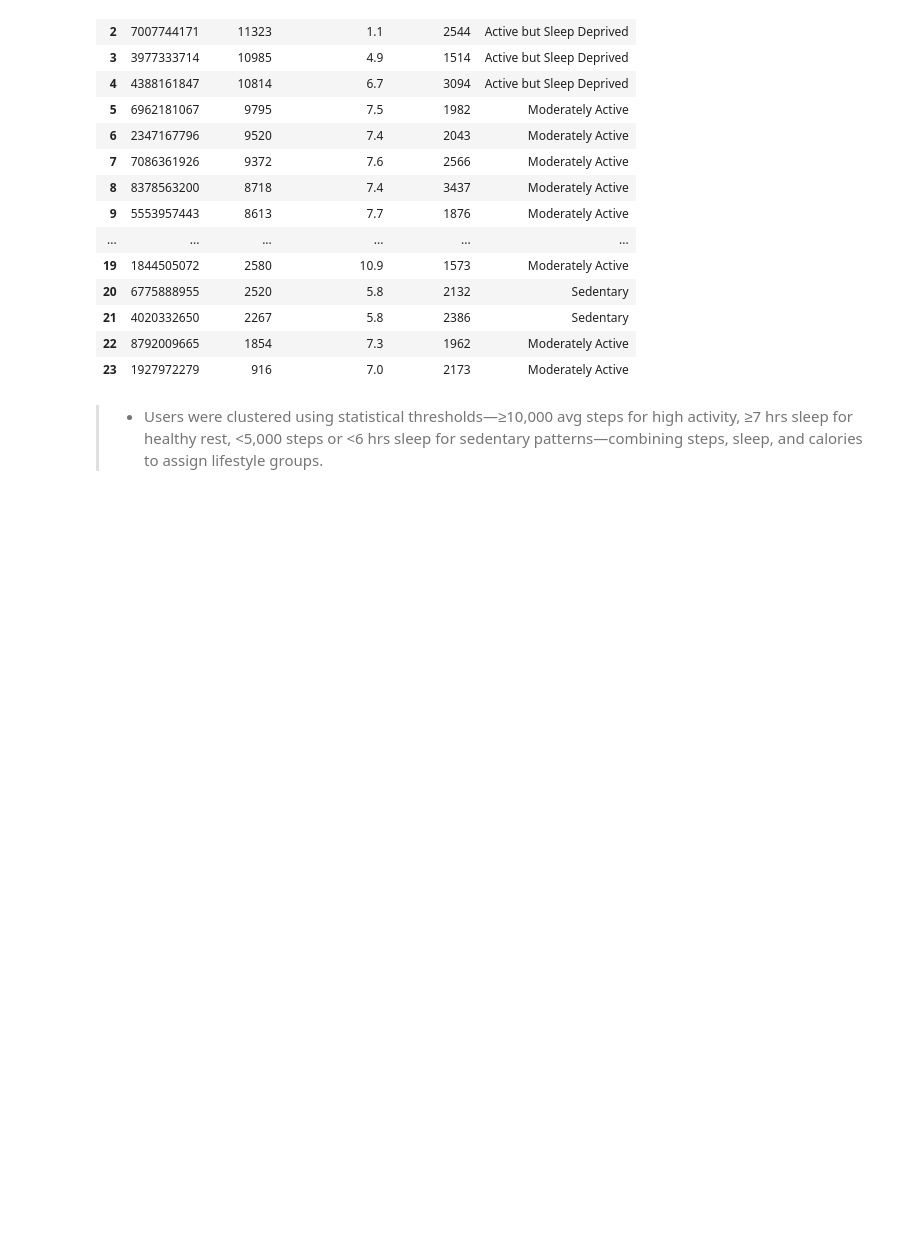
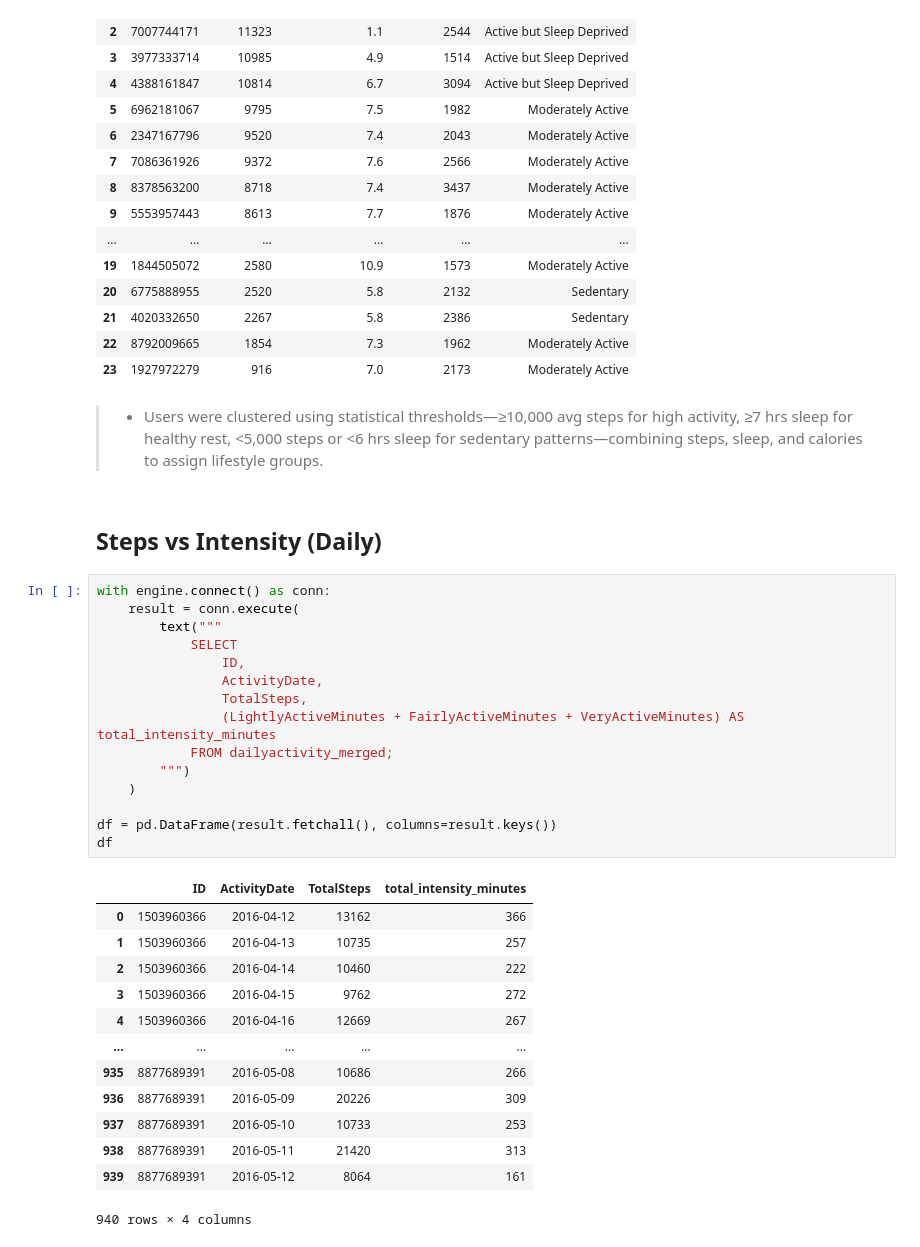
Before and after one commit to bollavamshidarreddy/fitbit-lifestyle-segmentation, a Jupyter notebook: notebooks/sql_analysis.ipynb, the cells around one changed output. Cells and saved outputs as stored; diff of their text form; blank space fills up the shorter version.

```diff
--- a/notebooks/sql_analysis.ipynb
+++ b/notebooks/sql_analysis.ipynb
@@ -1522,3 +1522,34 @@ df
 | 23 | 1927972279 | 916 | 7.0 | 2173 | Moderately Active |
 # %% [markdown]
 >* Users were clustered using statistical thresholds—≥10,000 avg steps for high activity, ≥7 hrs sleep for healthy rest, <5,000 steps or <6 hrs sleep for sedentary patterns—combining steps, sleep, and calories to assign lifestyle groups.
+# %% [markdown]
+## Steps vs Intensity (Daily)
+# %%
+with engine.connect() as conn:
+    result = conn.execute(
+        text("""
+            SELECT
+                ID,
+                ActivityDate,
+                TotalSteps,
+                (LightlyActiveMinutes + FairlyActiveMinutes + VeryActiveMinutes) AS total_intensity_minutes
+            FROM dailyactivity_merged;
+        """)
+    )
+
+df = pd.DataFrame(result.fetchall(), columns=result.keys())
+df
+# %% [output]
+|  | ID | ActivityDate | TotalSteps | total_intensity_minutes |
+| 0 | 1503960366 | 2016-04-12 | 13162 | 366 |
+| 1 | 1503960366 | 2016-04-13 | 10735 | 257 |
+| 2 | 1503960366 | 2016-04-14 | 10460 | 222 |
+| 3 | 1503960366 | 2016-04-15 | 9762 | 272 |
+| 4 | 1503960366 | 2016-04-16 | 12669 | 267 |
+| ... | ... | ... | ... | ... |
+| 935 | 8877689391 | 2016-05-08 | 10686 | 266 |
+| 936 | 8877689391 | 2016-05-09 | 20226 | 309 |
+| 937 | 8877689391 | 2016-05-10 | 10733 | 253 |
+| 938 | 8877689391 | 2016-05-11 | 21420 | 313 |
+| 939 | 8877689391 | 2016-05-12 | 8064 | 161 |
+940 rows × 4 columns
```
Also changed, not shown: parts of 8 cells of this notebook.
